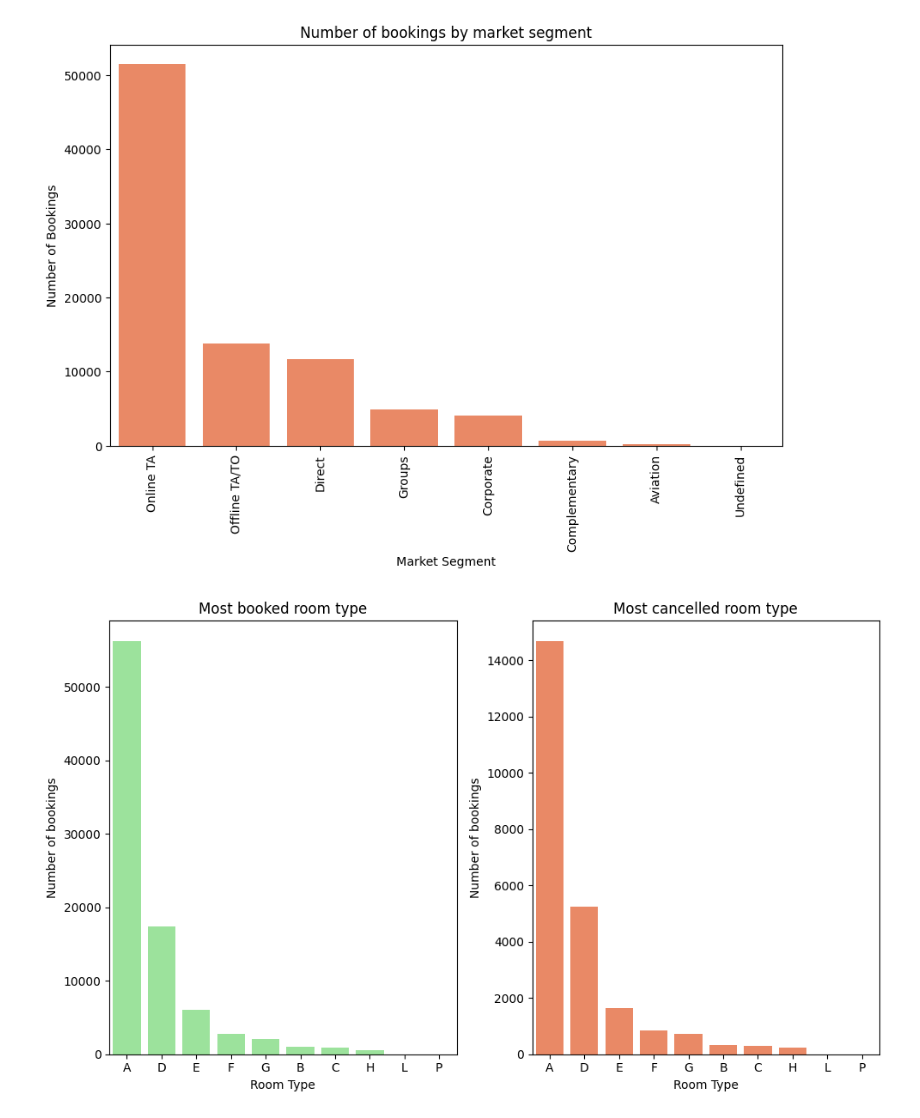
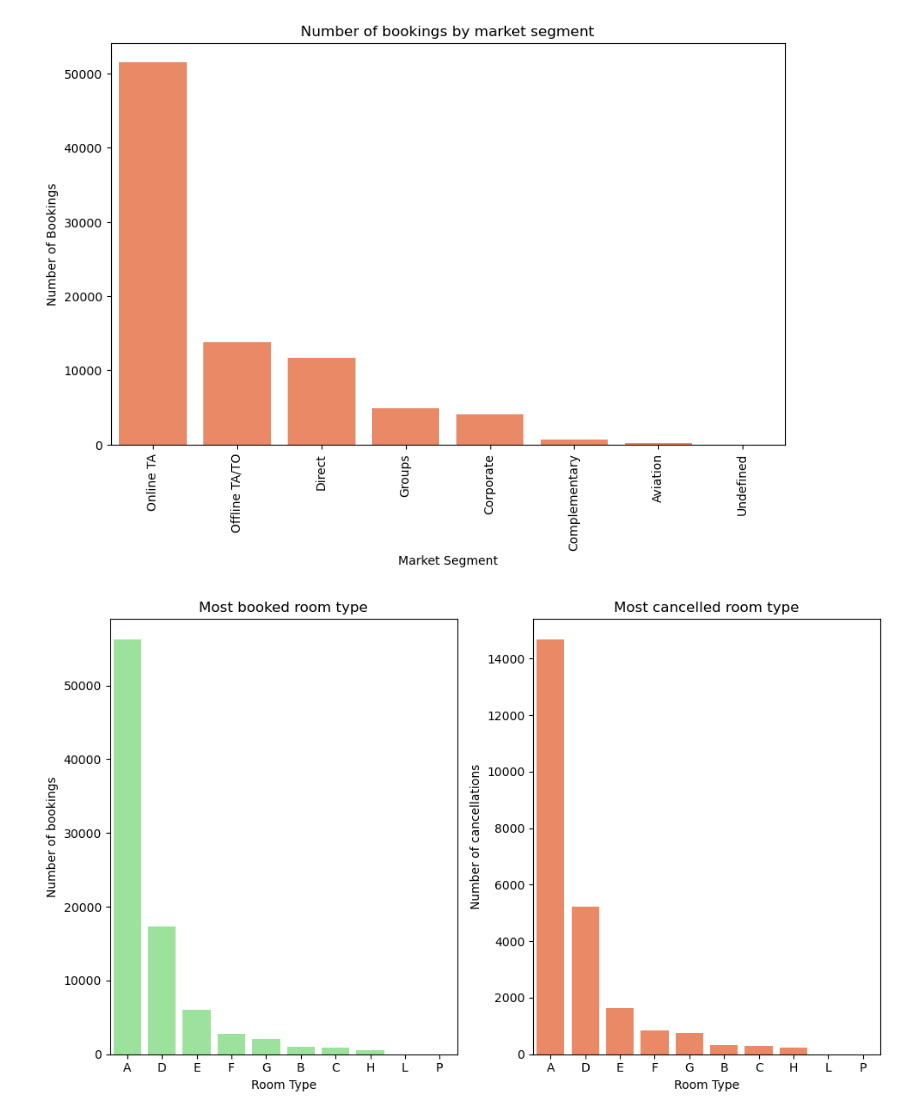
Before and after one commit to AlvinShaoPortfolio/CSE351_Project, a Jupyter notebook: Project.ipynb, the cells around one changed output. Drawn from its saved outputs; the diff is of its cells as text; code cells hidden in the pictures.

```diff
--- a/Project.ipynb
+++ b/Project.ipynb
@@ -132,23 +136,24 @@ plt.show()
 # %% [output]
 [figure]
 # %%
+#plotting booked and cancelled room types
 fig, axes = plt.subplots(1, 2, figsize=(10, 6))
 
 booked_rooms = df['reserved_room_type'].value_counts()
 cancelled_rooms = df[df['is_canceled'] == 1]['reserved_room_type'].value_counts()
 
 sns.barplot(x=booked_rooms.index, y=booked_rooms.values, color='lightgreen', ax=axes[0])
 axes[0].set_title('Most booked room type')
 axes[0].set_xlabel('Room Type')
 axes[0].set_ylabel('Number of bookings')
 
 sns.barplot(x=cancelled_rooms.index, y=cancelled_rooms.values, color='coral', ax=axes[1])
 axes[1].set_title('Most cancelled room type')
 axes[1].set_xlabel('Room Type')
-axes[1].set_ylabel('Number of bookings')
+axes[1].set_ylabel('Number of cancellations')
 
 plt.tight_layout()
 plt.show()
 # %% [output]
-[figure, old version]
+[figure, new version]
 # %%
```
Also changed, not shown: parts of 10 cells of this notebook, 1 other file.
